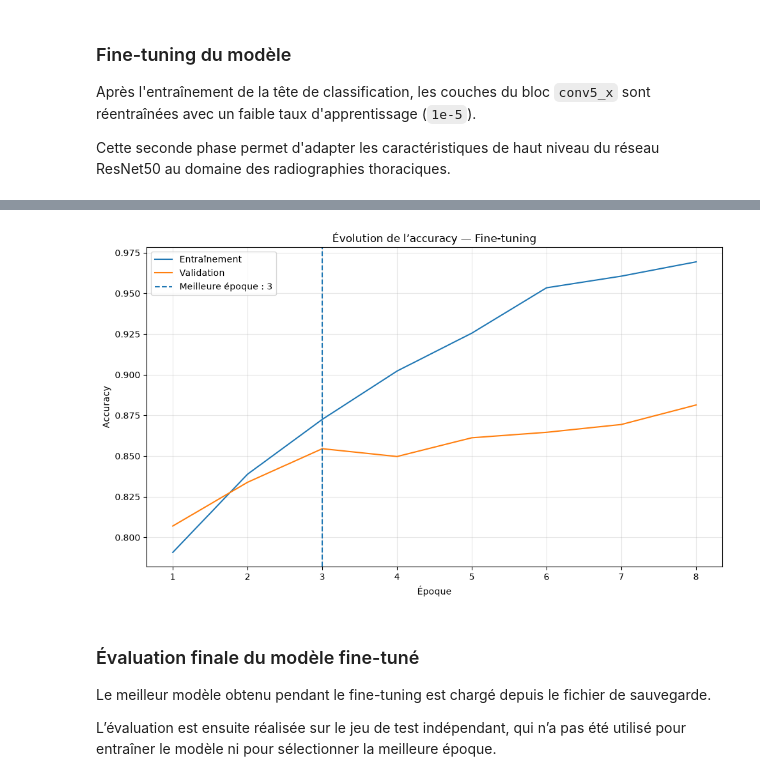
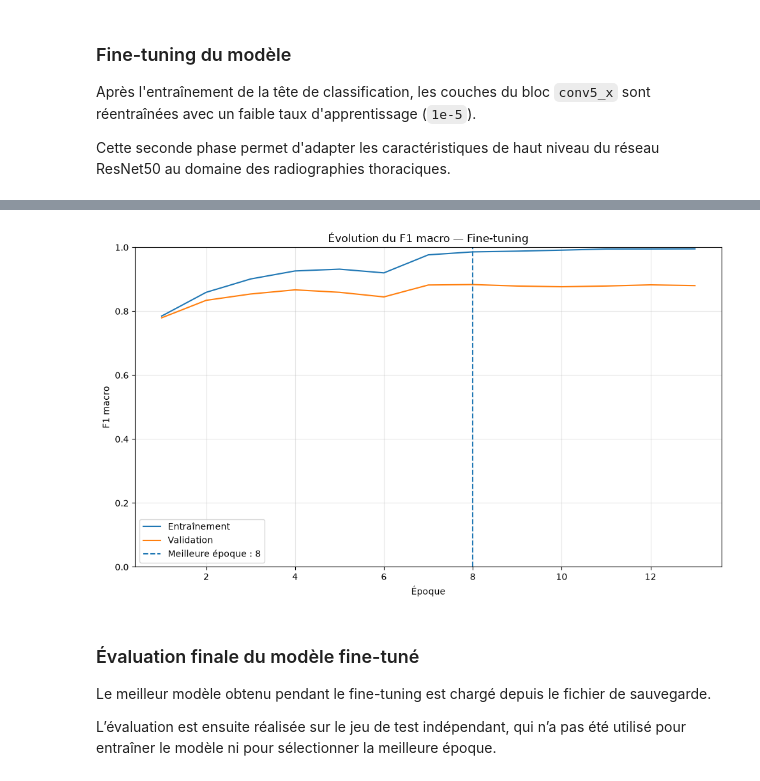
Before and after one commit to cyrilmarat/Liora_Covid, a Jupyter notebook: notebooks/Modelisation/ResNet/ResNet_50.ipynb, the cells around one changed output, grey strips where cells are left out. Cells and saved outputs as stored; diff of their text form; code cells hidden in the pictures.

Commit message:
ResNet50 avec suivi du F1_macro

```diff
--- a/notebooks/Modelisation/ResNet/ResNet_50.ipynb
+++ b/notebooks/Modelisation/ResNet/ResNet_50.ipynb
@@ -1118 +1186,6 @@ Learning rate phase 1 : 0.0001
+# %%
+macro_f1_callback = MacroF1Callback(
+    train_ds=train_ds,
+    val_ds=val_ds
+)
 # %%
@@ -1922,8 +2051,13 @@ history_phase2_df
 epochs_completed_phase2 = len(history_phase2_df)
 
 best_epoch_phase2 = (
-    history_phase2_df["val_loss"].idxmin()
+    history_phase2_df["val_f1_macro"].idxmax()
 )
+
+best_val_f1_phase2 = history_phase2_df.loc[
+    best_epoch_phase2,
+    "val_f1_macro"
+]
 
 best_val_loss_phase2 = history_phase2_df.loc[
     best_epoch_phase2,
@@ -1943,6 +2077,14 @@ final_val_loss_phase2 = history_phase2_df[
     "val_loss"
 ].iloc[-1]
 
+final_train_f1_phase2 = history_phase2_df[
+    "f1_macro"
+].iloc[-1]
+
+final_val_f1_phase2 = history_phase2_df[
+    "val_f1_macro"
+].iloc[-1]
+
 final_train_accuracy_phase2 = history_phase2_df[
     "accuracy"
 ].iloc[-1]
@@ -1954,15 +2096,25 @@ final_val_accuracy_phase2 = history_phase2_df[
 print("Fine-tuning terminé.")
 print("Nombre d'époques exécutées :", epochs_completed_phase2)
 print("Meilleure époque :", best_epoch_phase2)
-print(f"Meilleure val_loss : {best_val_loss_phase2:.4f}")
+print(f"Meilleur val_f1_macro : {best_val_f1_phase2:.4f}")
+print(
+    f"Val_loss à la meilleure époque : "
+    f"{best_val_loss_phase2:.4f}"
+)
 print(
     f"Val_accuracy à la meilleure époque : "
     f"{best_val_accuracy_phase2:.4f}"
 )
 
 print("\nDernière époque exécutée :")
-print(f"Train loss      : {final_train_loss_phase2:.4f}")
-print(f"Validation loss : {final_val_loss_phase2:.4f}")
+print(f"Train loss          : {final_train_loss_phase2:.4f}")
+print(f"Validation loss     : {final_val_loss_phase2:.4f}")
+print(f"Train F1 macro      : {final_train_f1_phase2:.4f}")
+print(f"Validation F1 macro : {final_val_f1_phase2:.4f}")
+print(
+    f"Écart F1 train-validation : "
+    f"{final_train_f1_phase2 - final_val_f1_phase2:.4f}"
+)
 print(f"Train accuracy      : {final_train_accuracy_phase2:.4f}")
 print(f"Validation accuracy : {final_val_accuracy_phase2:.4f}")
 # %% [output]
@@ -2013,36 +2169,37 @@ plt.show()
 # %%
 # Courbes de la phase 2
 
 plt.figure(figsize=(10, 6))
 
 plt.plot(
     history_phase2_df.index,
-    history_phase2_df["accuracy"],
+    history_phase2_df["f1_macro"],
     label="Entraînement"
 )
 
 plt.plot(
     history_phase2_df.index,
-    history_phase2_df["val_accuracy"],
+    history_phase2_df["val_f1_macro"],
     label="Validation"
 )
 
 plt.axvline(
     best_epoch_phase2,
     linestyle="--",
     label=f"Meilleure époque : {best_epoch_phase2}"
 )
 
-plt.title("Évolution de l’accuracy — Fine-tuning")
+plt.title("Évolution du F1 macro — Fine-tuning")
 plt.xlabel("Époque")
-plt.ylabel("Accuracy")
+plt.ylabel("F1 macro")
+plt.ylim(0, 1)
 plt.legend()
 plt.grid(alpha=0.3)
 
 plt.tight_layout()
 plt.show()
 # %% [output]
-[figure, old version]
+[figure, new version]
 # %% [markdown]
 ### Évaluation finale du modèle fine-tuné
 
```
Also changed, not shown: parts of 28 cells of this notebook.
